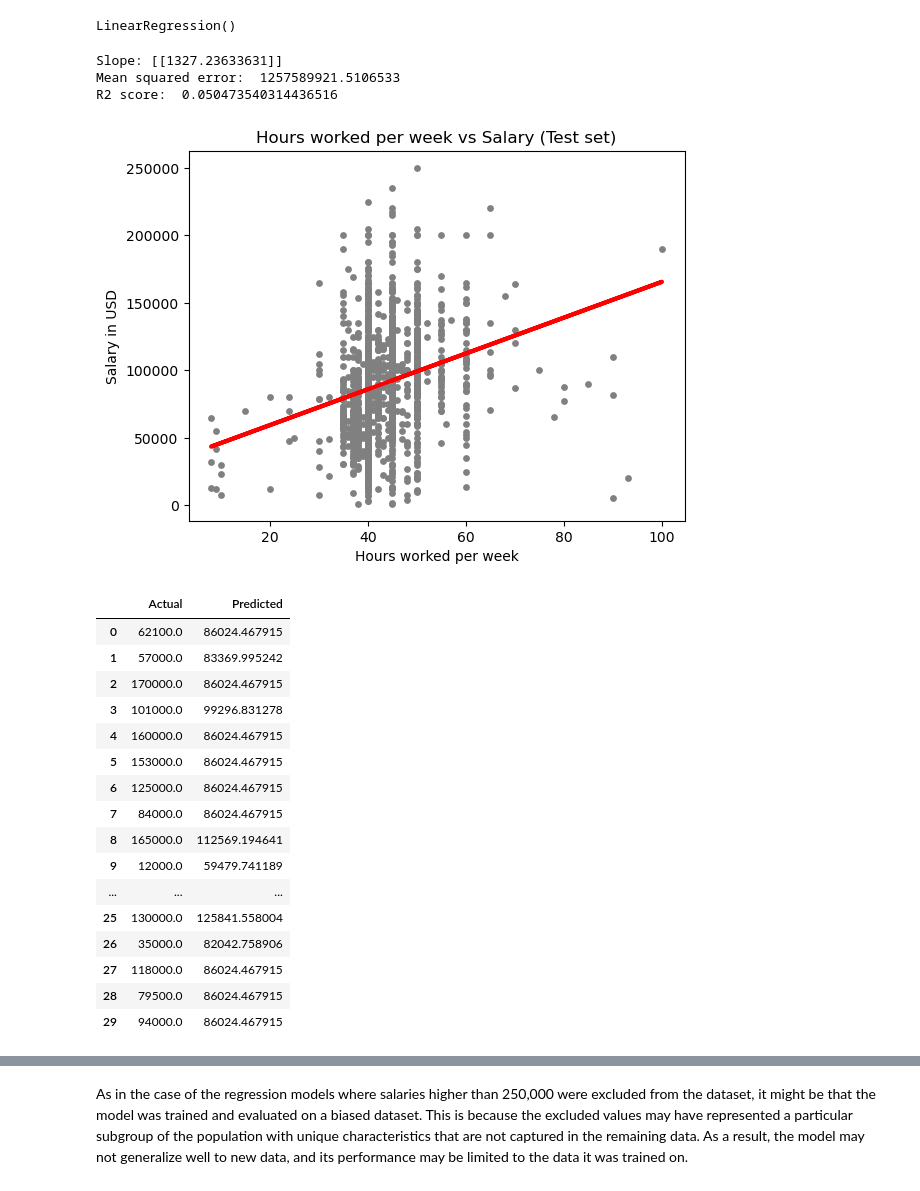
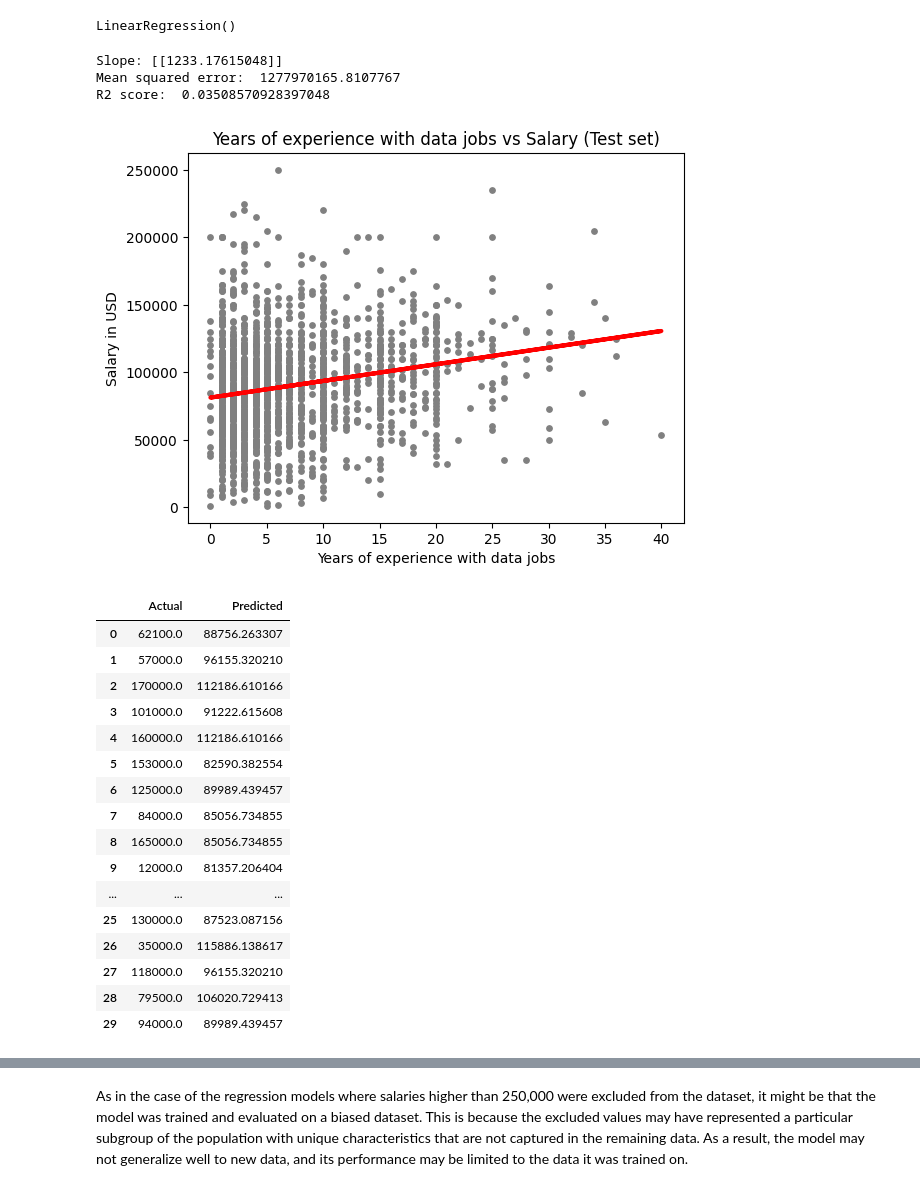
Before and after one commit to goghcore/2021-data-salary-data-analysis, a Jupyter notebook: python-scripts/04-supervised-machine-learning-regression.ipynb, the cells around one changed output, grey strips where cells are left out. Saved outputs shown, nothing was run; the diff lists cells and outputs as text; code cells hidden in the pictures.

```diff
--- a/python-scripts/04-supervised-machine-learning-regression.ipynb
+++ b/python-scripts/04-supervised-machine-learning-regression.ipynb
@@ -544,6 +514,6 @@ plt.show()
 # %%
 # reshape again
-X_4 = df_test['hours_worked_per_week'].values.reshape(-1,1)
+X_4 = df_test['years_of_exp_with_data_jobs'].values.reshape(-1,1)
 y_4 = df_test['salary_in_usd'].values.reshape(-1,1)
 # %%
 X_train_4, X_test_4, y_train_4, y_test_4 = train_test_split(X_4, y_4, test_size=0.3, random_state=0)
@@ -564,38 +534,38 @@ print('Slope:' ,regression_4.coef_)
 print('Mean squared error: ', rmse_4)
 print('R2 score: ', r2_4)
 # %% [output]
-Slope: [[1327.23633631]]
-Mean squared error:  1257589921.5106533
-R2 score:  0.050473540314436516
+Slope: [[1233.17615048]]
+Mean squared error:  1277970165.8107767
+R2 score:  0.03508570928397048
 # %%
 # visualize the test set results
 plot_test_4 = plt
 plot_test_4.scatter(X_test_4, y_test_4, color='gray', s = 15)
 plot_test_4.plot(X_test_4, y_predicted_4, color='red', linewidth =3)
-plot_test_4.title('Hours worked per week vs Salary (Test set)')
-plot_test_4.xlabel('Hours worked per week')
+plot_test_4.title('Years of experience with data jobs vs Salary (Test set)')
+plot_test_4.xlabel('Years of experience with data jobs')
 plot_test_4.ylabel('Salary in USD')
 plot_test_4.show()
 # %% [output]
-[figure, old version]
+[figure, new version]
 # %%
 data_4 = pd.DataFrame({'Actual': y_test_4.flatten(), 'Predicted': y_predicted_4.flatten()})
 data_4.head(30)
 # %% [output]
 |  | Actual | Predicted |
-| 0 | 62100.0 | 86024.467915 |
-| 1 | 57000.0 | 83369.995242 |
-| 2 | 170000.0 | 86024.467915 |
-| 3 | 101000.0 | 99296.831278 |
-| 4 | 160000.0 | 86024.467915 |
-| 5 | 153000.0 | 86024.467915 |
-| 6 | 125000.0 | 86024.467915 |
-| 7 | 84000.0 | 86024.467915 |
-| 8 | 165000.0 | 112569.194641 |
-| 9 | 12000.0 | 59479.741189 |
+| 0 | 62100.0 | 88756.263307 |
+| 1 | 57000.0 | 96155.320210 |
+| 2 | 170000.0 | 112186.610166 |
+| 3 | 101000.0 | 91222.615608 |
+| 4 | 160000.0 | 112186.610166 |
+| 5 | 153000.0 | 82590.382554 |
+| 6 | 125000.0 | 89989.439457 |
+| 7 | 84000.0 | 85056.734855 |
+| 8 | 165000.0 | 85056.734855 |
+| 9 | 12000.0 | 81357.206404 |
 | ... | ... | ... |
-| 25 | 130000.0 | 125841.558004 |
-| 26 | 35000.0 | 82042.758906 |
-| 27 | 118000.0 | 86024.467915 |
-| 28 | 79500.0 | 86024.467915 |
-| 29 | 94000.0 | 86024.467915 |
+| 25 | 130000.0 | 87523.087156 |
+| 26 | 35000.0 | 115886.138617 |
+| 27 | 118000.0 | 96155.320210 |
+| 28 | 79500.0 | 106020.729413 |
+| 29 | 94000.0 | 89989.439457 |
```
Also changed, not shown: parts of 35 cells of this notebook.
